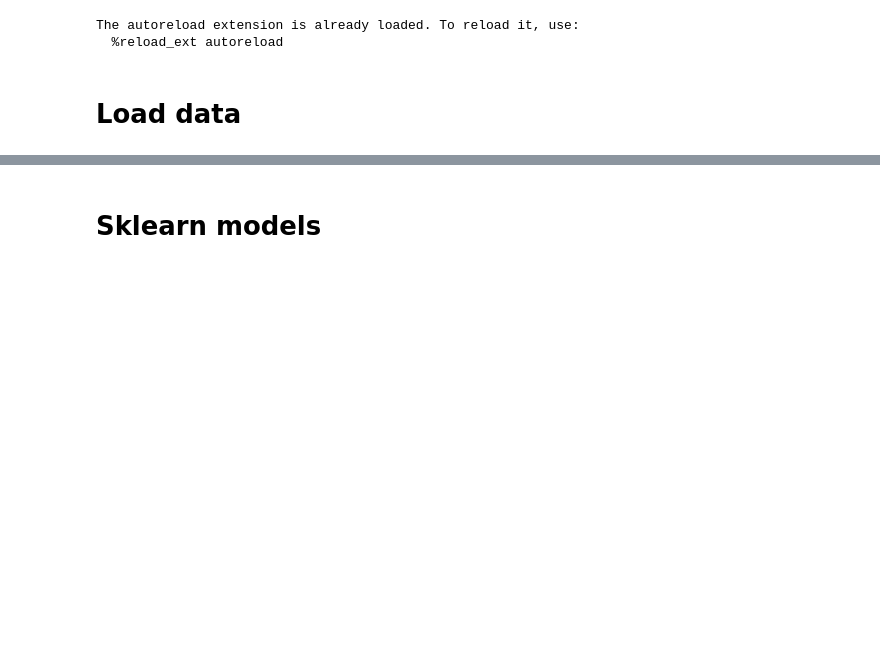
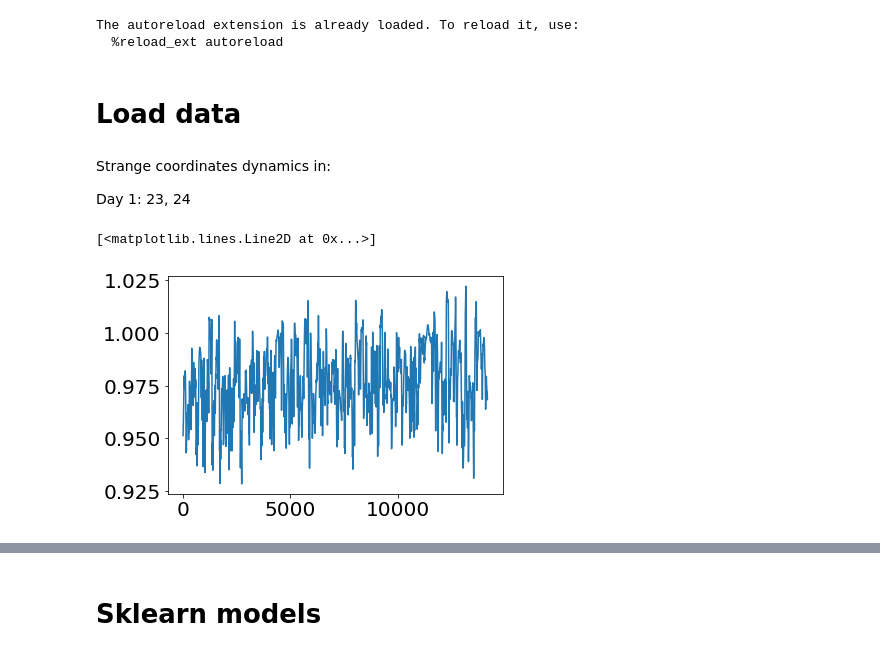
Before and after one commit to blufzzz/CA1_Dynamics, a Jupyter notebook: regression.ipynb, the cells around one changed output, grey strips where cells are left out. Drawn from its saved outputs; the diff is of its cells as text; code cells hidden in the pictures; blank space fills up the shorter version.

```diff
--- a/regression.ipynb
+++ b/regression.ipynb
@@ -43,0 +70,4 @@ day = 1
+# %% [markdown]
+Strange coordinates dynamics in:
+
+Day 1: 23, 24
@@ -44 +78,8 @@ day = 1
+# %%
+coords_norm = np.linalg.norm(coords, axis=1)
+# %%
+plt.plot(coords_norm)
+# %% [output]
+[<matplotlib.lines.Line2D at 0x...>]
+[figure, added]
 # %%
```
Also changed, not shown: parts of 41 cells of this notebook, 7 other files.
